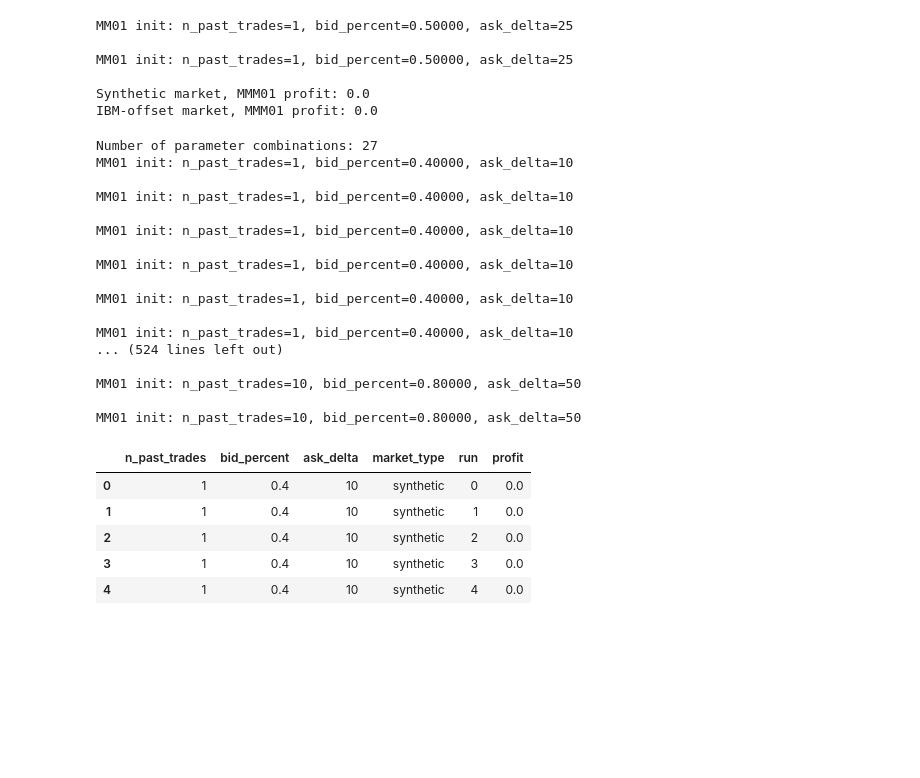
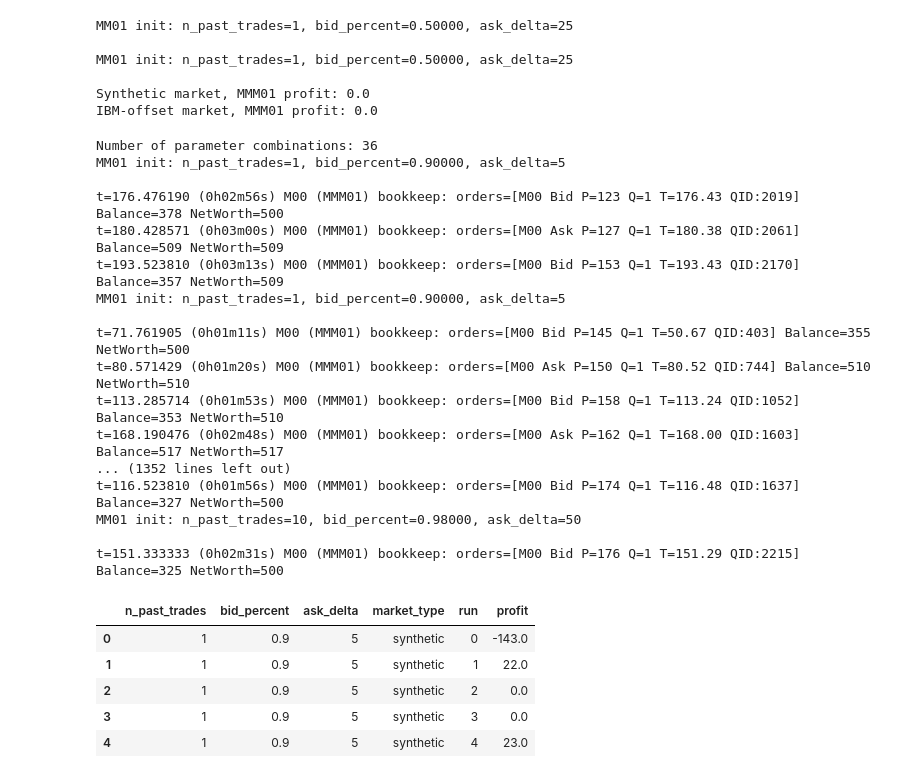
Before and after one commit to jianghz5318-source/INFT_coursework, a Jupyter notebook: qu3.ipynb, the cells around one changed output. Saved outputs shown, nothing was run; the diff lists cells and outputs as text; code cells hidden in the pictures; blank space fills up the shorter version.

Commit message:
Q3: Change bid_percent
change bid_percent, It can make it easier for both parties to conduct transactions.

```diff
--- a/qu3.ipynb
+++ b/qu3.ipynb
@@ -163,6 +163,7 @@ def run_single_mmm01_experiment(sess_prefix,
     sess_id = f"{sess_prefix}_{market_type}_{run_id}"
 
     if market_type == "synthetic":
+
         sup_range = (100, 200)
         dem_range = (100, 200)
 
@@ -207,13 +208,17 @@ def run_single_mmm01_experiment(sess_prefix,
     }
 
     buyers_spec = [
-        ('ZIP', 5),
-        ('ZIC', 5)
+        ('ZIP', 4),
+        ('ZIC', 4),
+        ('GVWY', 2)
     ]
+
     sellers_spec = [
-        ('ZIP', 5),
-        ('SHVR', 5)
+        ('ZIP', 4),
+        ('SHVR', 4),
+        ('GVWY', 2)
     ]
+
     mrktmakers_spec = [
         ('MMM01', 1, mmm_params)
     ]
@@ -242,7 +247,11 @@ def run_single_mmm01_experiment(sess_prefix,
         sess_vrbs=False
     )
 
-    profit = get_mmm01_profit_from_avg_balance(sess_id)
+    try:
+        profit = get_mmm01_profit_from_avg_balance(sess_id)
+    except Exception as e:
+        print(f"Warning: Could not read profit for {sess_id}. Reason: {e}")
+        profit = 0.0
 
     return profit
 # %%
@@ -279,8 +288,8 @@ Synthetic market, MMM01 profit: 0.0
 IBM-offset market, MMM01 profit: 0.0
 # %%
 n_past_trades_list = [1, 5, 10]
-bid_percent_list = [0.4, 0.6, 0.8]
-ask_delta_list = [10, 25, 50]
+bid_percent_list = [0.9, 0.95, 0.98]
+ask_delta_list = [5, 10, 25, 50]
 
 param_grid = list(itertools.product(n_past_trades_list,
                                     bid_percent_list,
@@ -303,49 +312,49 @@ for (n_past, bid_pct, ask_dlt) in param_grid:
         for run in range(N_runs):
             seed = 1000 + run
             profit = run_single_mmm01_experiment(
                 sess_prefix="q3",
                 run_id=f"{market_type}_{n_past}_{bid_pct}_{ask_dlt}_{run}",
                 mmm_params=mmm_params,
                 market_type=market_type,
                 end_time=60 * 5,
 
                 seed=seed
             )
 
             all_results.append({
                 "n_past_trades": n_past,
                 "bid_percent": bid_pct,
                 "ask_delta": ask_dlt,
                 "market_type": market_type,
                 "run": run,
                 "profit": profit
             })
 
 df_results = pd.DataFrame(all_results)
 df_results.to_csv("q3_mmm01_param_sweep_results_stage.csv", index=False)
 
 df_results.head()
 # %% [output]
-Number of parameter combinations: 27
-MM01 init: n_past_trades=1, bid_percent=0.40000, ask_delta=10
+Number of parameter combinations: 36
+MM01 init: n_past_trades=1, bid_percent=0.90000, ask_delta=5
 
-MM01 init: n_past_trades=1, bid_percent=0.40000, ask_delta=10
+t=176.476190 (0h02m56s) M00 (MMM01) bookkeep: orders=[M00 Bid P=123 Q=1 T=176.43 QID:2019] Balance=378 NetWorth=500
+t=180.428571 (0h03m00s) M00 (MMM01) bookkeep: orders=[M00 Ask P=127 Q=1 T=180.38 QID:2061] Balance=509 NetWorth=509
+t=193.523810 (0h03m13s) M00 (MMM01) bookkeep: orders=[M00 Bid P=153 Q=1 T=193.43 QID:2170] Balance=357 NetWorth=509
+MM01 init: n_past_trades=1, bid_percent=0.90000, ask_delta=5
 
-MM01 init: n_past_trades=1, bid_percent=0.40000, ask_delta=10
+t=71.761905 (0h01m11s) M00 (MMM01) bookkeep: orders=[M00 Bid P=145 Q=1 T=50.67 QID:403] Balance=355 NetWorth=500
+t=80.571429 (0h01m20s) M00 (MMM01) bookkeep: orders=[M00 Ask P=150 Q=1 T=80.52 QID:744] Balance=510 NetWorth=510
+t=113.285714 (0h01m53s) M00 (MMM01) bookkeep: orders=[M00 Bid P=158 Q=1 T=113.24 QID:1052] Balance=353 NetWorth=510
+t=168.190476 (0h02m48s) M00 (MMM01) bookkeep: orders=[M00 Ask P=162 Q=1 T=168.00 QID:1603] Balance=517 NetWorth=517
+... (1352 lines left out)
+t=116.523810 (0h01m56s) M00 (MMM01) bookkeep: orders=[M00 Bid P=174 Q=1 T=116.48 QID:1637] Balance=327 NetWorth=500
+MM01 init: n_past_trades=10, bid_percent=0.98000, ask_delta=50
 
-MM01 init: n_past_trades=1, bid_percent=0.40000, ask_delta=10
-
-MM01 init: n_past_trades=1, bid_percent=0.40000, ask_delta=10
-
-MM01 init: n_past_trades=1, bid_percent=0.40000, ask_delta=10
-... (524 lines left out)
-
-MM01 init: n_past_trades=10, bid_percent=0.80000, ask_delta=50
-
-MM01 init: n_past_trades=10, bid_percent=0.80000, ask_delta=50
+t=151.333333 (0h02m31s) M00 (MMM01) bookkeep: orders=[M00 Bid P=176 Q=1 T=151.29 QID:2215] Balance=325 NetWorth=500
 |  | n_past_trades | bid_percent | ask_delta | market_type | run | profit |
-| 0 | 1 | 0.4 | 10 | synthetic | 0 | 0.0 |
-| 1 | 1 | 0.4 | 10 | synthetic | 1 | 0.0 |
-| 2 | 1 | 0.4 | 10 | synthetic | 2 | 0.0 |
-| 3 | 1 | 0.4 | 10 | synthetic | 3 | 0.0 |
-| 4 | 1 | 0.4 | 10 | synthetic | 4 | 0.0 |
+| 0 | 1 | 0.9 | 5 | synthetic | 0 | -143.0 |
+| 1 | 1 | 0.9 | 5 | synthetic | 1 | 22.0 |
+| 2 | 1 | 0.9 | 5 | synthetic | 2 | 0.0 |
+| 3 | 1 | 0.9 | 5 | synthetic | 3 | 0.0 |
+| 4 | 1 | 0.9 | 5 | synthetic | 4 | 23.0 |
```
Also changed, not shown: parts of 3 cells of this notebook.
